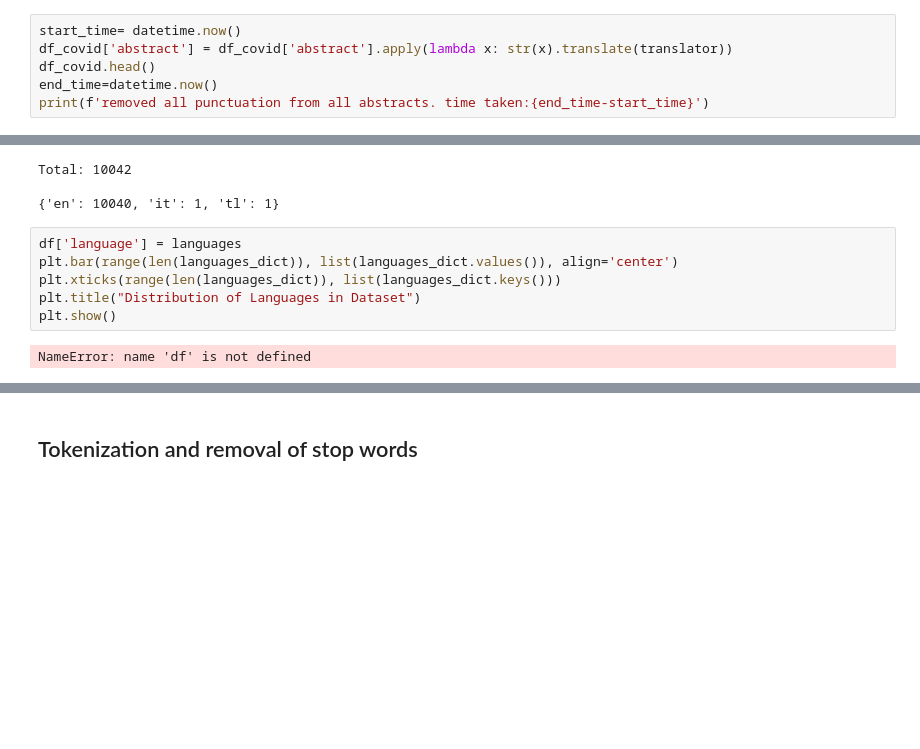
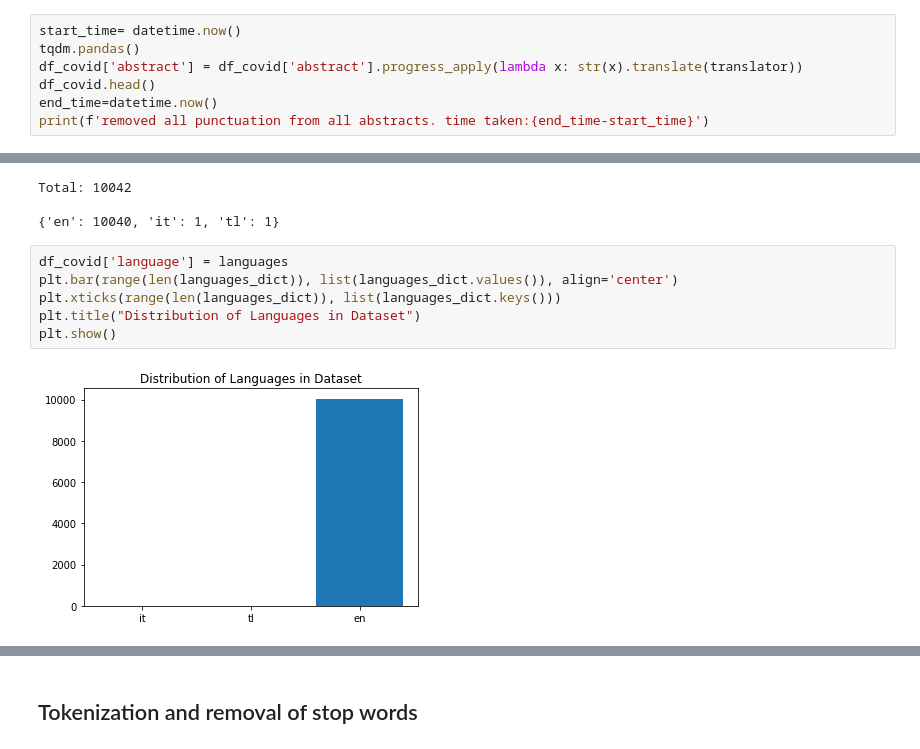
Before and after one commit to mehrotrasan16/CORDTopicBasedSearchEngine-CS535, a Jupyter notebook: CS535-Team5-TopicBasedSearchEngine-CORD-19-Spark.ipynb, the cells around one changed output, grey strips where cells are left out. Saved outputs shown, nothing was run; the diff lists cells and outputs as text; blank space fills up the shorter version.

```diff
--- a/CS535-Team5-TopicBasedSearchEngine-CORD-19-Spark.ipynb
+++ b/CS535-Team5-TopicBasedSearchEngine-CORD-19-Spark.ipynb
@@ -737,7 +737,8 @@ string.punctuation
 '!"#$%&\'()*+,-./:;<=>?@[\\]^_`{|}~'
 # %%
 start_time= datetime.now()
-df_covid['abstract'] = df_covid['abstract'].apply(lambda x: str(x).translate(translator))
+tqdm.pandas()
+df_covid['abstract'] = df_covid['abstract'].progress_apply(lambda x: str(x).translate(translator))
 df_covid.head()
 end_time=datetime.now()
 print(f'removed all punctuation from all abstracts. time taken:{end_time-start_time}')
@@ -826,13 +806,13 @@ Total: 10042
 
 {'en': 10040, 'it': 1, 'tl': 1}
 # %%
-df['language'] = languages
+df_covid['language'] = languages
 plt.bar(range(len(languages_dict)), list(languages_dict.values()), align='center')
 plt.xticks(range(len(languages_dict)), list(languages_dict.keys()))
 plt.title("Distribution of Languages in Dataset")
 plt.show()
 # %% [output]
-NameError: name 'df' is not defined
+[figure, added]
 # %%
 df_covid = df_covid[df_covid['language'] == 'en']
 df_covid.info()
```
Also changed, not shown: parts of 80 cells of this notebook.
